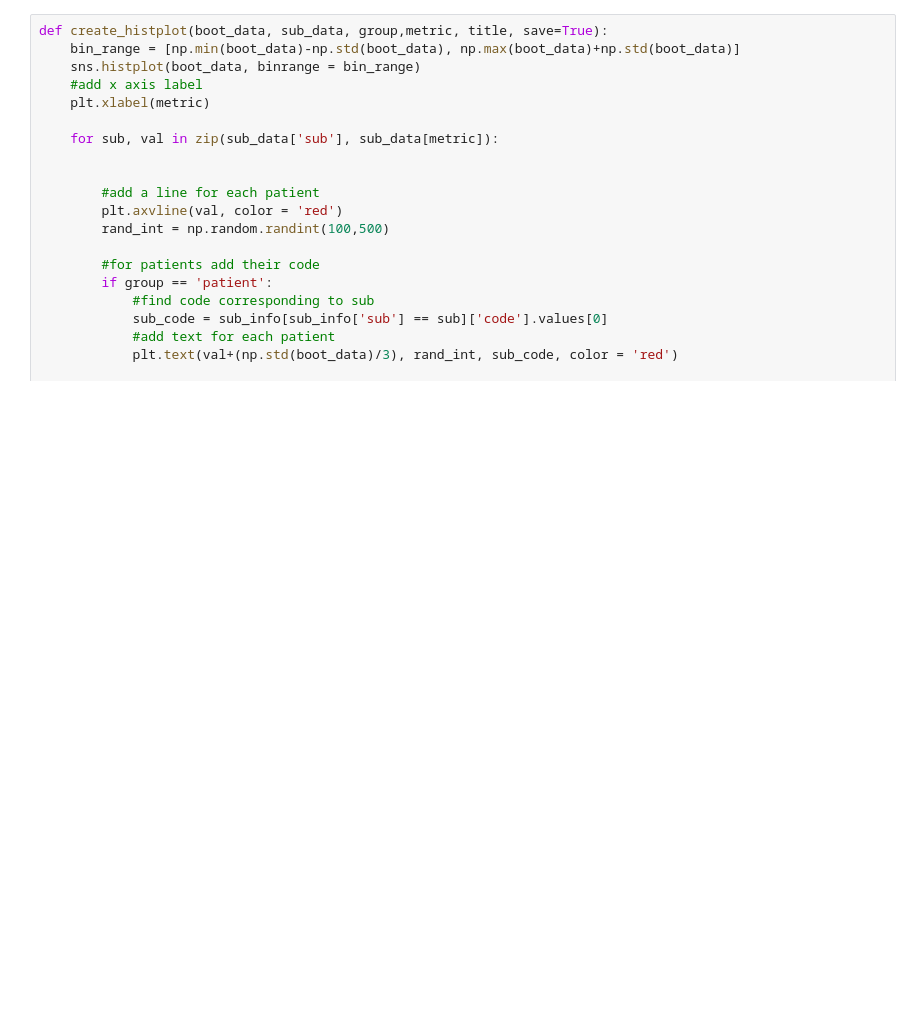
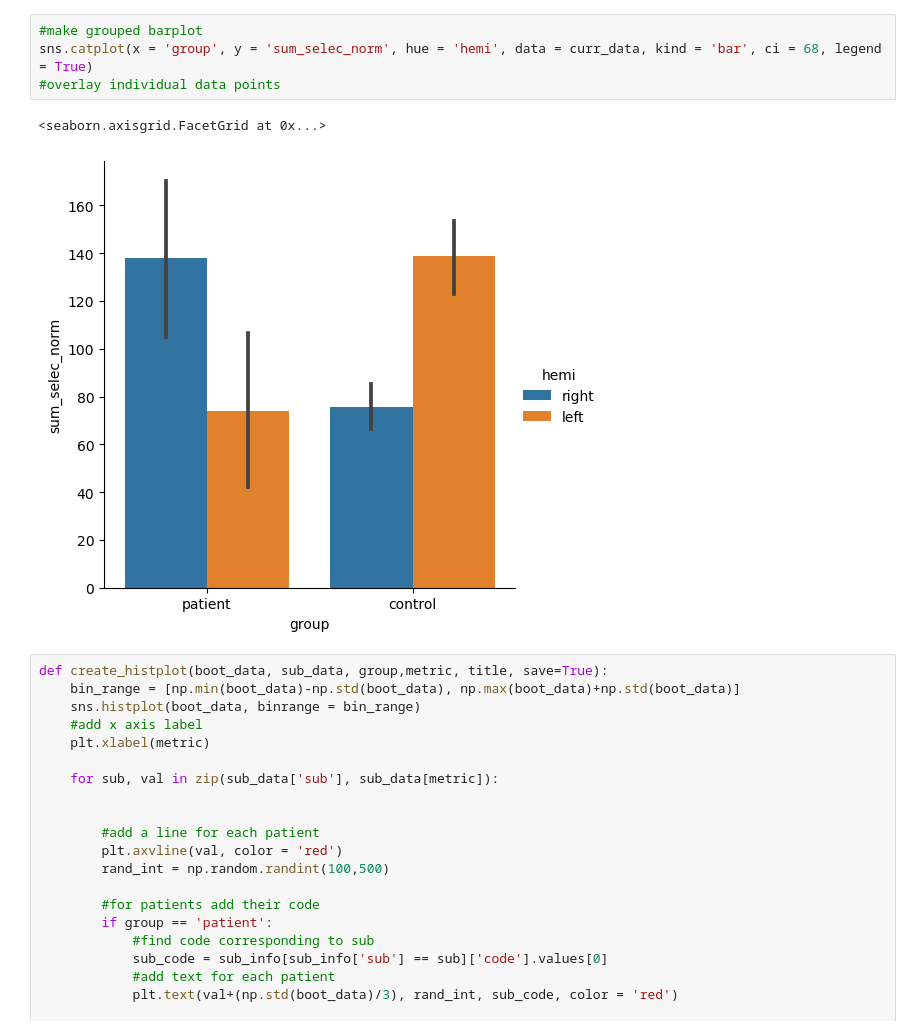
Before and after one commit to vayzenb/hemispace, a Jupyter notebook: analyses/create_figs.ipynb, the cells around one changed output. Drawn from its saved outputs; the diff is of its cells as text; blank space fills up the shorter version.

```diff
--- a/analyses/create_figs.ipynb
+++ b/analyses/create_figs.ipynb
@@ -36,3 +125,10 @@ sub_info = pd.read_csv(f'{curr_dir}/sub_info.csv')
+# %%
+#make grouped barplot
+sns.catplot(x = 'group', y = 'sum_selec_norm', hue = 'hemi', data = curr_data, kind = 'bar', ci = 68, legend = True)
+#overlay individual data points
+# %% [output]
+<seaborn.axisgrid.FacetGrid at 0x...>
+[figure, added]
 # %%
 def create_histplot(boot_data, sub_data, group,metric, title, save=True):
     bin_range = [np.min(boot_data)-np.std(boot_data), np.max(boot_data)+np.std(boot_data)]
```
Also changed, not shown: parts of 5 cells of this notebook, 19 other files.
